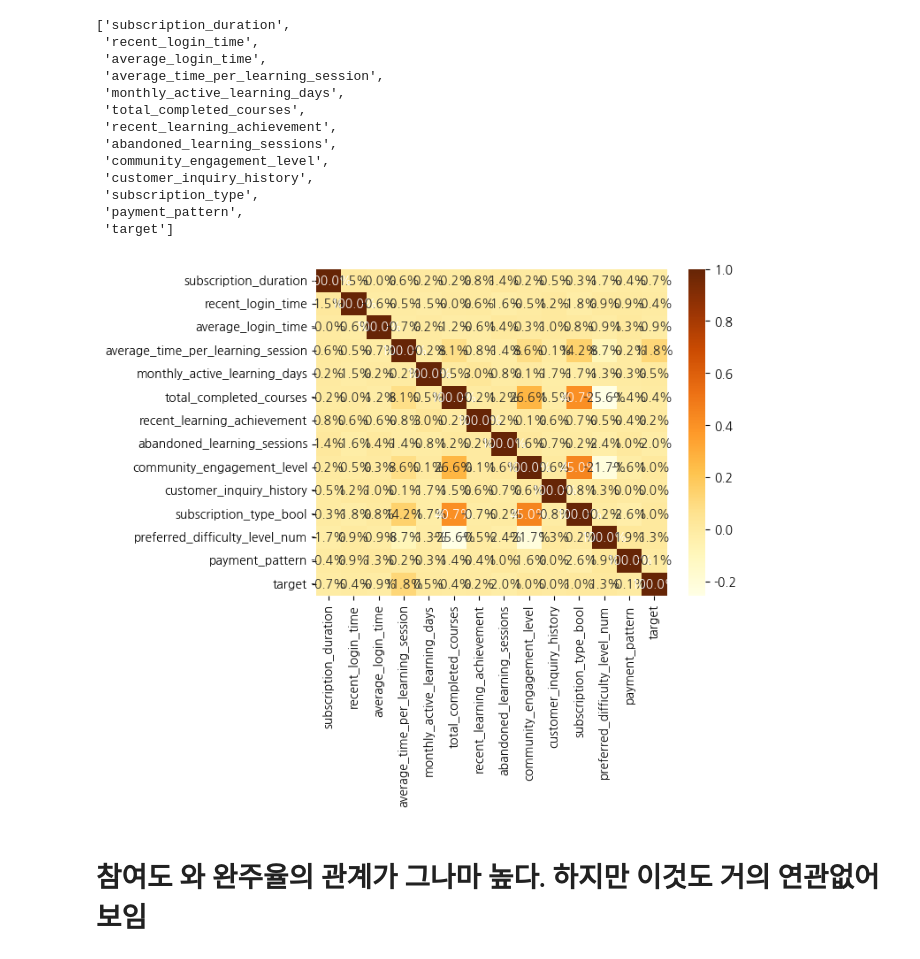
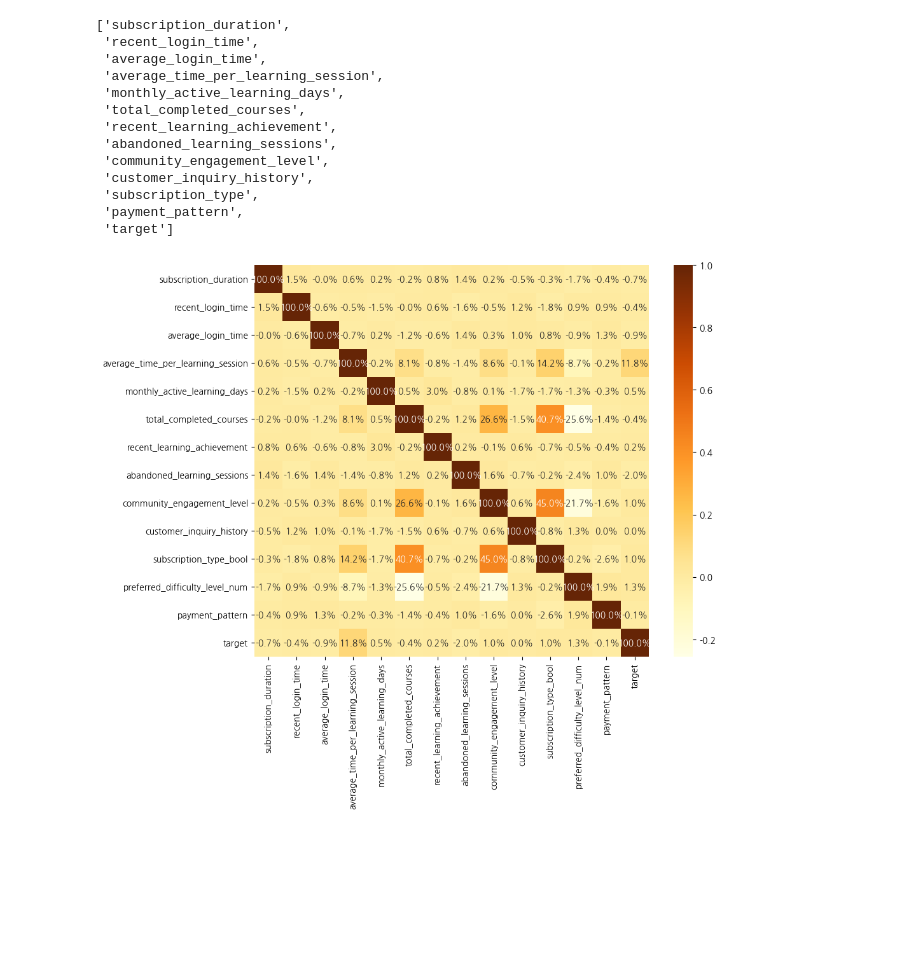
Before and after one commit to min01118/WASSUP4, a Jupyter notebook: 05_Data_Analysis/DA_Mini_Project.ipynb, the cells around one changed output. Cells and saved outputs as stored; diff of their text form; code cells hidden in the pictures; blank space fills up the shorter version.

```diff
--- a/05_Data_Analysis/DA_Mini_Project.ipynb
+++ b/05_Data_Analysis/DA_Mini_Project.ipynb
@@ -523,13 +523,13 @@ plt.show()
 # %%
 import seaborn as sns
 df_c = df["subscription_duration	recent_login_time	average_login_time	average_time_per_learning_session	monthly_active_learning_days	total_completed_courses	recent_learning_achievement	abandoned_learning_sessions	community_engagement_level	customer_inquiry_history\tsubscription_type_bool\tpreferred_difficulty_level_num	payment_pattern	target".split("\t")]
 corr=df_c.corr()
+plt.figure(figsize=(10, 8))
 sns.heatmap(corr, annot=True, fmt=".1%", cmap='YlOrBr')
+
 plt.show()
 # %% [output]
-[figure, old version]
+[figure, new version]
-# %% [markdown]
-# 참여도 와 완주율의 관계가 그나마 높다. 하지만 이것도 거의 연관없어 보임
 # %%
 df['subscription_type_bool'] = df['subscription_type']!='Basic'
 # %%
```
Also changed, not shown: parts of 16 cells of this notebook, 1 other file.
